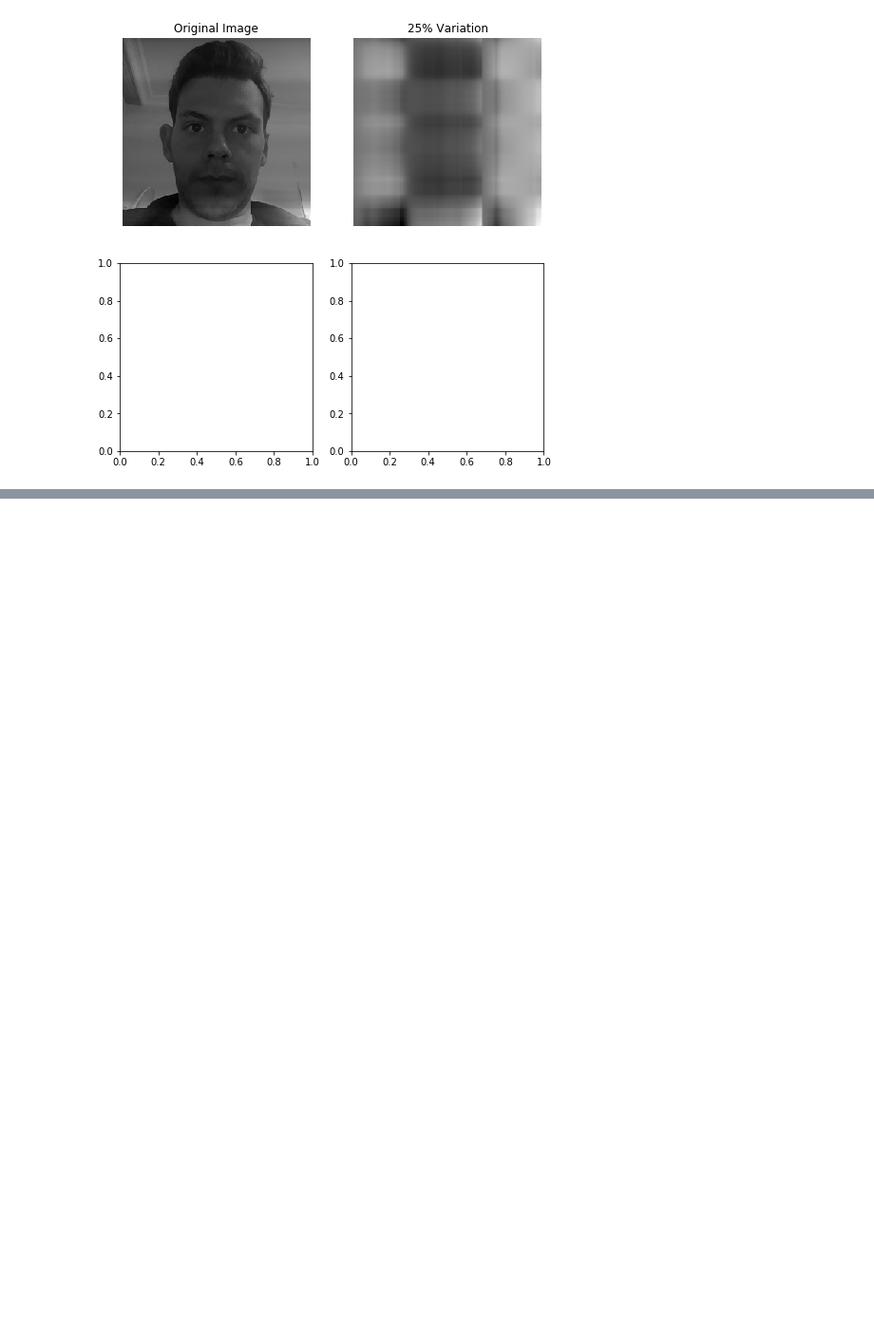
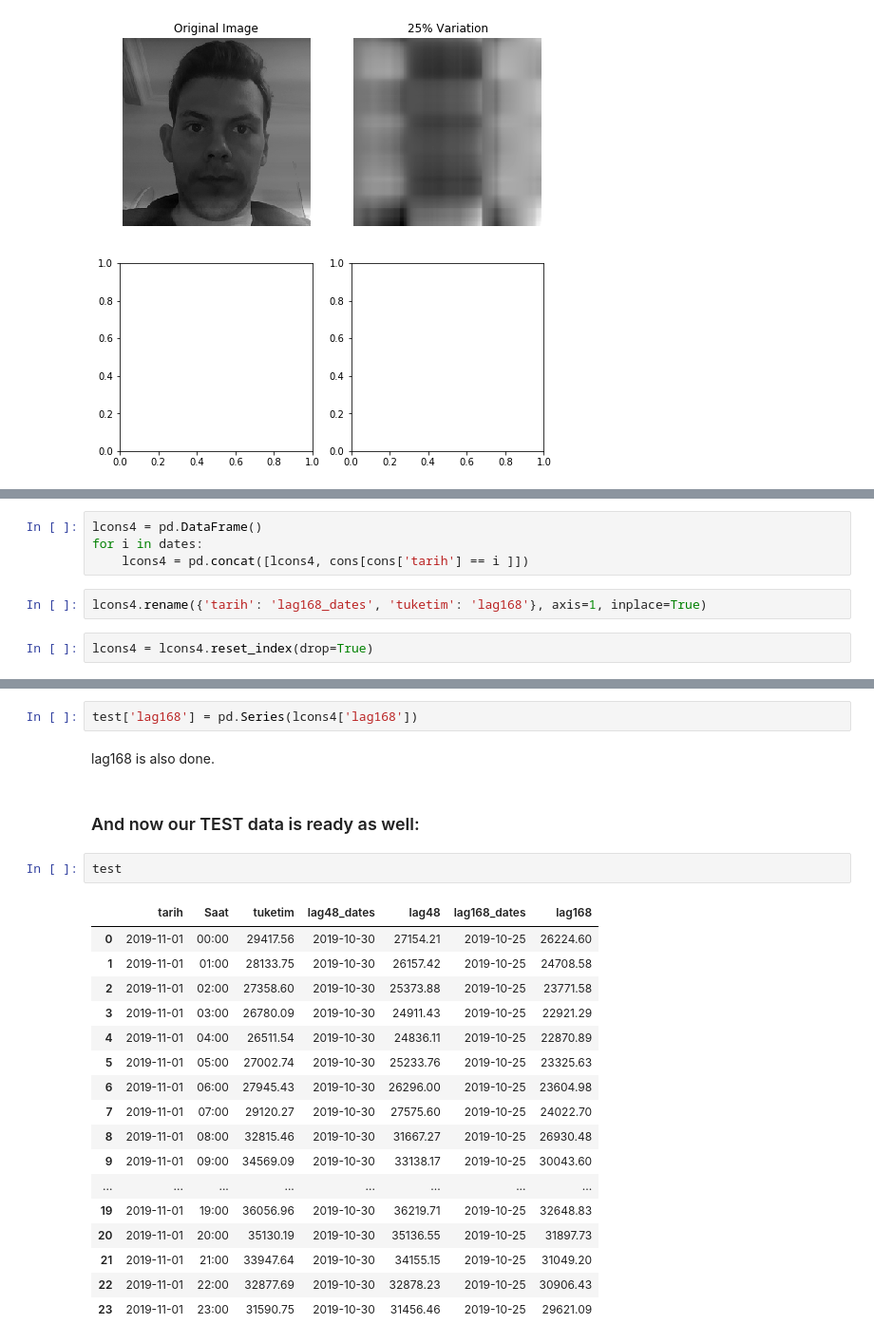
Before and after one commit to BU-IE-582/fall19-GnyEser, a Jupyter notebook: Homework1.ipynb, the cells around one changed output, grey strips where cells are left out. Shown at 95% size. Cells and saved outputs as stored; diff of their text form; blank space fills up the shorter version.

```diff
--- a/Homework1.ipynb
+++ b/Homework1.ipynb
@@ -953,0 +1371,8 @@ plt.show()
+# %%
+lcons4 = pd.DataFrame()
+for i in dates:
+    lcons4 = pd.concat([lcons4, cons[cons['tarih'] == i ]])
+# %%
+lcons4.rename({'tarih': 'lag168_dates', 'tuketim': 'lag168'}, axis=1, inplace=True)
+# %%
+lcons4 = lcons4.reset_index(drop=True)
@@ -953,0 +1388,26 @@ plt.show()
+# %%
+test['lag168'] = pd.Series(lcons4['lag168'])
+# %% [markdown]
+lag168 is also done.
+# %% [markdown]
+### And now our TEST data is ready as well:
+# %%
+test
+# %% [output]
+|  | tarih | Saat | tuketim | lag48_dates | lag48 | lag168_dates | lag168 |
+| 0 | 2019-11-01 | 00:00 | 29417.56 | 2019-10-30 | 27154.21 | 2019-10-25 | 26224.60 |
+| 1 | 2019-11-01 | 01:00 | 28133.75 | 2019-10-30 | 26157.42 | 2019-10-25 | 24708.58 |
+| 2 | 2019-11-01 | 02:00 | 27358.60 | 2019-10-30 | 25373.88 | 2019-10-25 | 23771.58 |
+| 3 | 2019-11-01 | 03:00 | 26780.09 | 2019-10-30 | 24911.43 | 2019-10-25 | 22921.29 |
+| 4 | 2019-11-01 | 04:00 | 26511.54 | 2019-10-30 | 24836.11 | 2019-10-25 | 22870.89 |
+| 5 | 2019-11-01 | 05:00 | 27002.74 | 2019-10-30 | 25233.76 | 2019-10-25 | 23325.63 |
+| 6 | 2019-11-01 | 06:00 | 27945.43 | 2019-10-30 | 26296.00 | 2019-10-25 | 23604.98 |
+| 7 | 2019-11-01 | 07:00 | 29120.27 | 2019-10-30 | 27575.60 | 2019-10-25 | 24022.70 |
+| 8 | 2019-11-01 | 08:00 | 32815.46 | 2019-10-30 | 31667.27 | 2019-10-25 | 26930.48 |
+| 9 | 2019-11-01 | 09:00 | 34569.09 | 2019-10-30 | 33138.17 | 2019-10-25 | 30043.60 |
+| ... | ... | ... | ... | ... | ... | ... | ... |
+| 19 | 2019-11-01 | 19:00 | 36056.96 | 2019-10-30 | 36219.71 | 2019-10-25 | 32648.83 |
+| 20 | 2019-11-01 | 20:00 | 35130.19 | 2019-10-30 | 35136.55 | 2019-10-25 | 31897.73 |
+| 21 | 2019-11-01 | 21:00 | 33947.64 | 2019-10-30 | 34155.15 | 2019-10-25 | 31049.20 |
+| 22 | 2019-11-01 | 22:00 | 32877.69 | 2019-10-30 | 32878.23 | 2019-10-25 | 30906.43 |
+| 23 | 2019-11-01 | 23:00 | 31590.75 | 2019-10-30 | 31456.46 | 2019-10-25 | 29621.09 |
```
Also changed, not shown: parts of 87 cells of this notebook, 4 other files.
